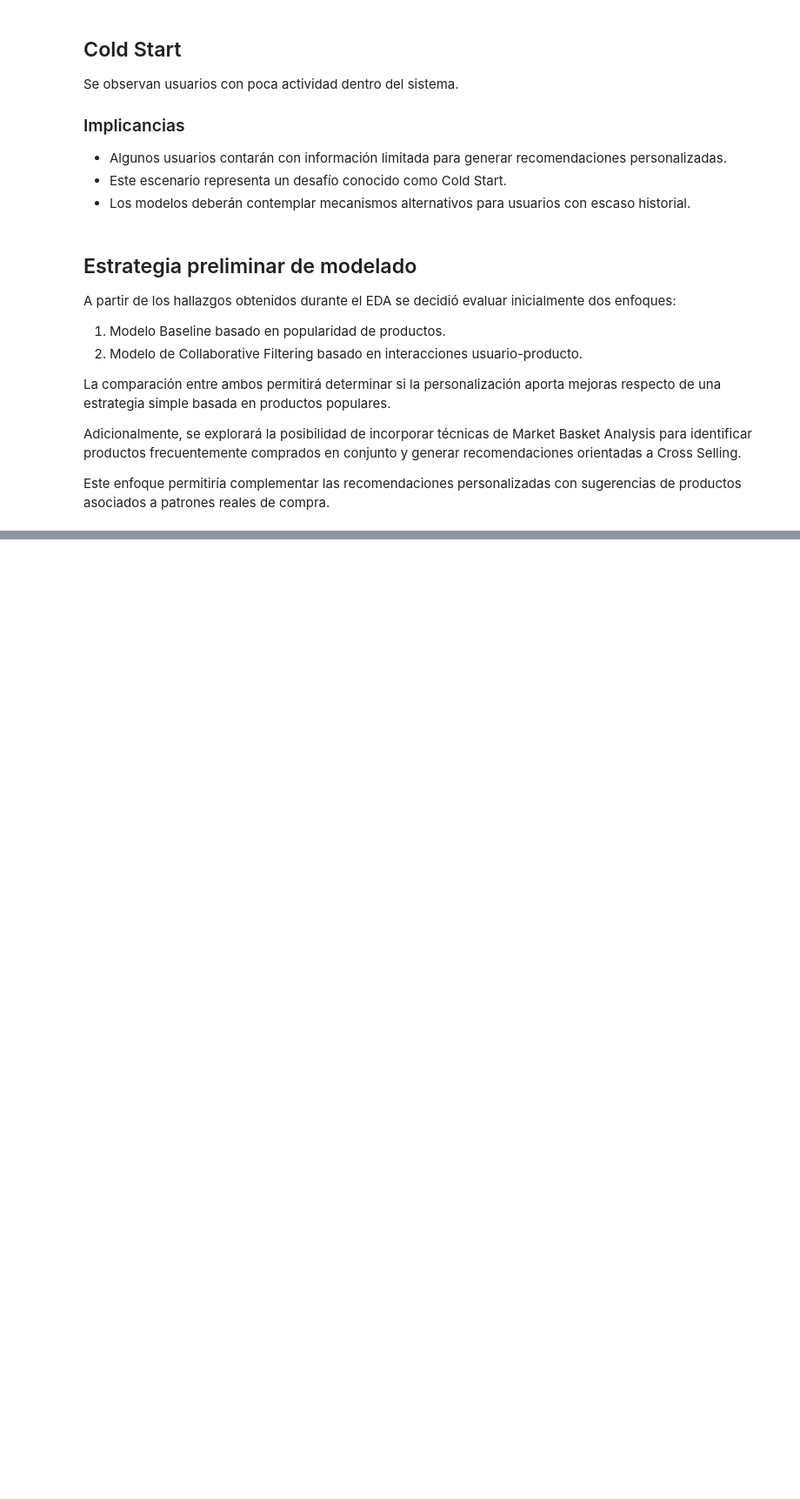
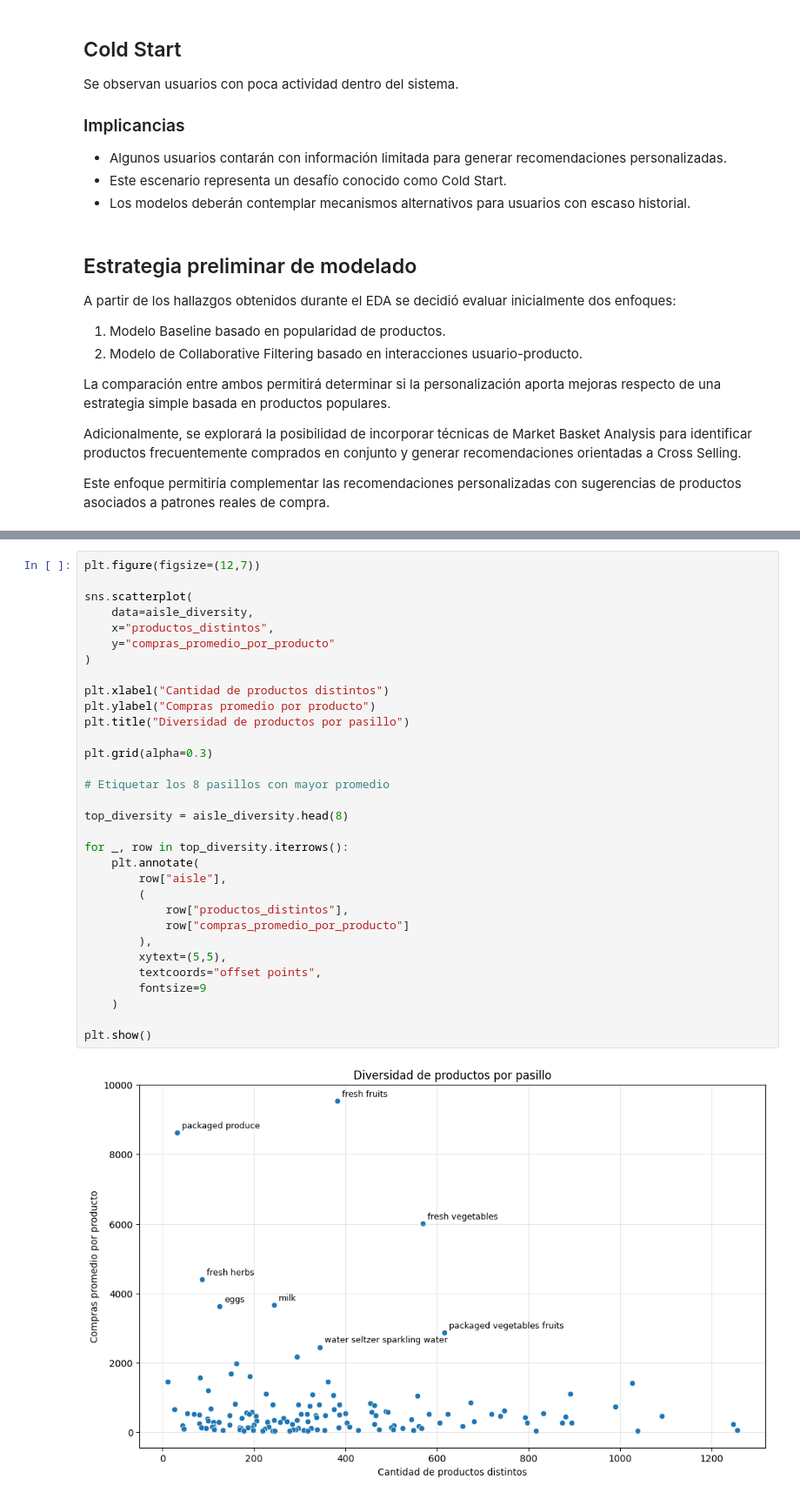
Before and after one commit to Caromponce/ProyectoFinal-DataScience-Henry, a Jupyter notebook: notebooks/02_EDA.ipynb, the cells around one changed output, grey strips where cells are left out. Shown at 87% size. Cells and saved outputs as stored; diff of their text form; blank space fills up the shorter version.

```diff
--- a/notebooks/02_EDA.ipynb
+++ b/notebooks/02_EDA.ipynb
@@ -495,0 +1146,34 @@ Este enfoque permitiría complementar las recomendaciones personalizadas con sug
+# %%
+plt.figure(figsize=(12,7))
+
+sns.scatterplot(
+    data=aisle_diversity,
+    x="productos_distintos",
+    y="compras_promedio_por_producto"
+)
+
+plt.xlabel("Cantidad de productos distintos")
+plt.ylabel("Compras promedio por producto")
+plt.title("Diversidad de productos por pasillo")
+
+plt.grid(alpha=0.3)
+
+# Etiquetar los 8 pasillos con mayor promedio
+
+top_diversity = aisle_diversity.head(8)
+
+for _, row in top_diversity.iterrows():
+    plt.annotate(
+        row["aisle"],
+        (
+            row["productos_distintos"],
+            row["compras_promedio_por_producto"]
+        ),
+        xytext=(5,5),
+        textcoords="offset points",
+        fontsize=9
+    )
+
+plt.show()
+# %% [output]
+[figure, added]
```
Also changed, not shown: parts of 64 cells of this notebook.
